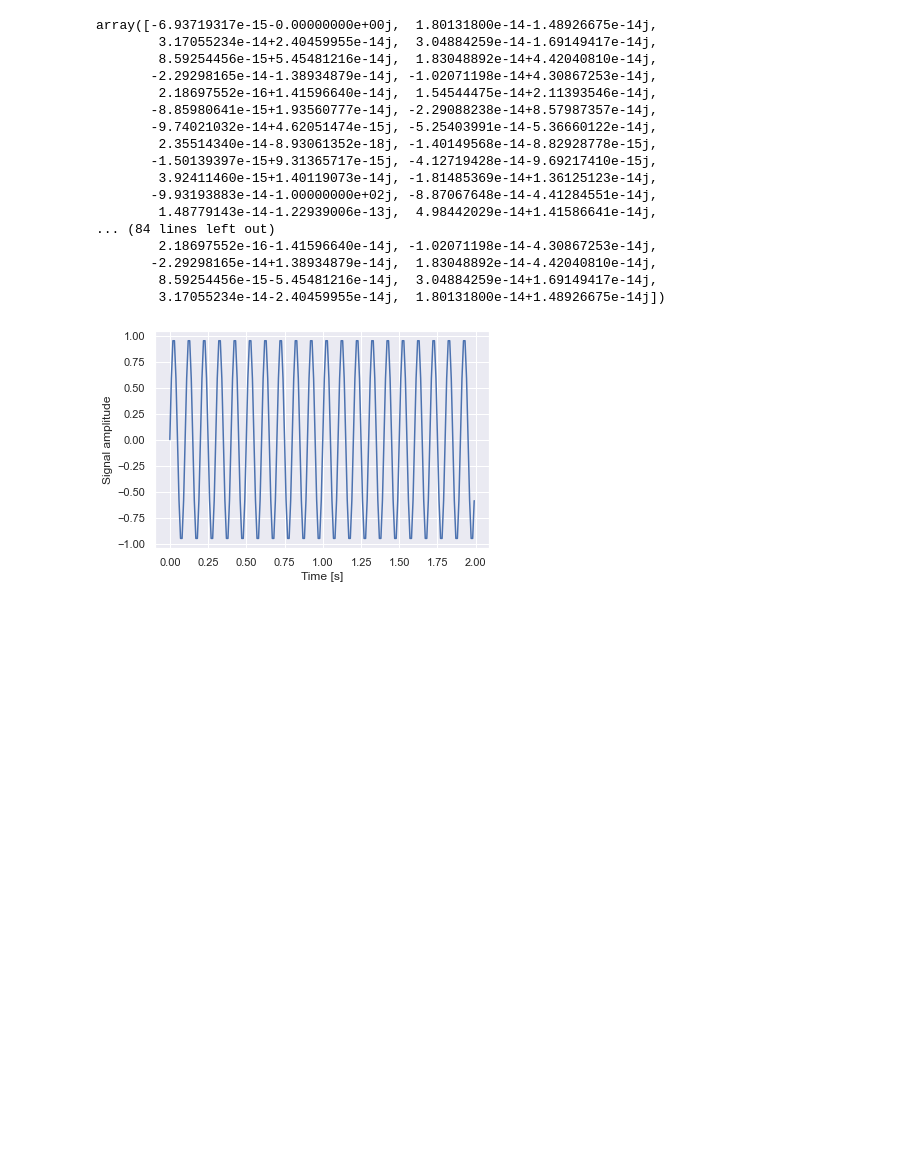
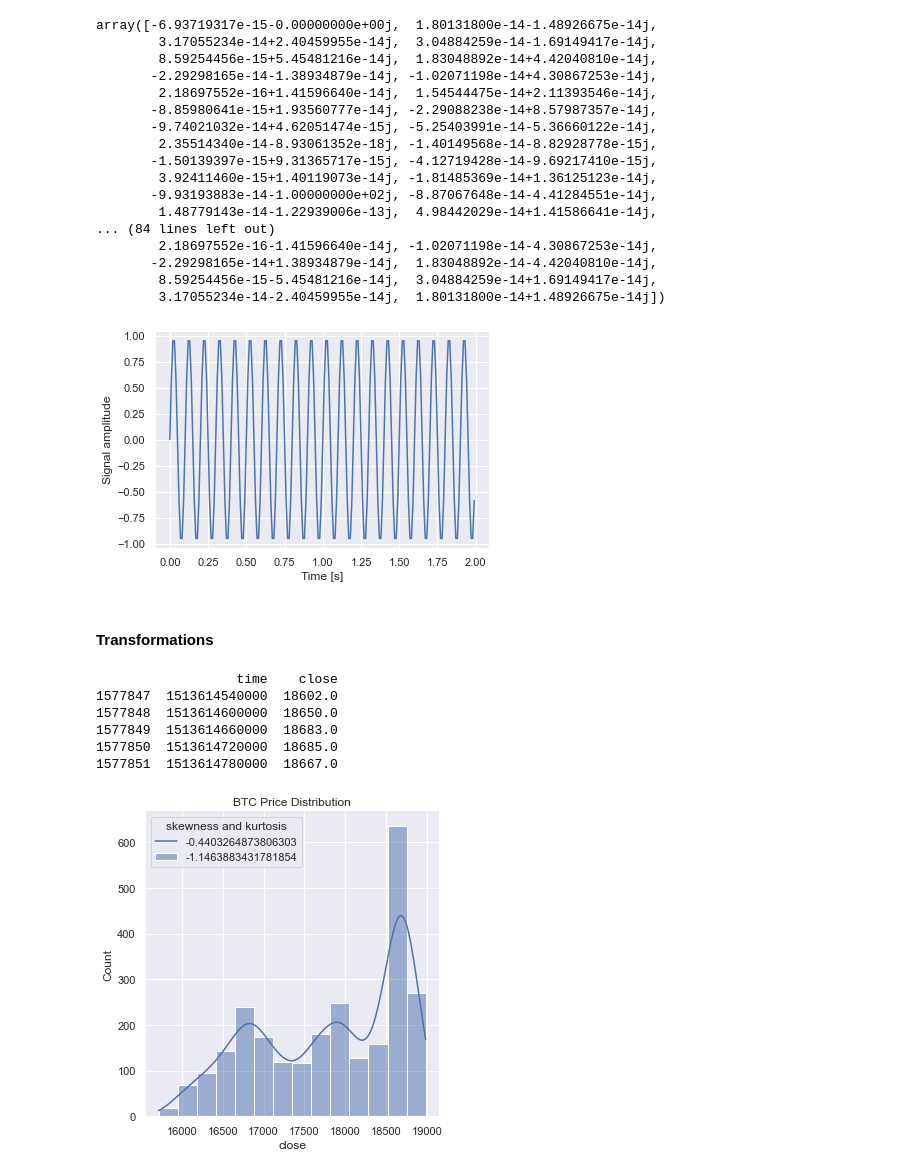
Before and after one commit to sebastianchaves/tp-ps-2021, a Jupyter notebook: trabajo-practico.ipynb, the cells around one changed output. Cells and saved outputs as stored; diff of their text form; code cells hidden in the pictures; blank space fills up the shorter version.

```diff
--- a/trabajo-practico.ipynb
+++ b/trabajo-practico.ipynb
@@ -233,3 +341,5 @@ array([-6.93719317e-15-0.00000000e+00j,  1.80131800e-14-1.48926675e-14j,
         8.59254456e-15-5.45481216e-14j,  3.04884259e-14+1.69149417e-14j,
         3.17055234e-14-2.40459955e-14j,  1.80131800e-14+1.48926675e-14j])
 [figure]
+# %% [markdown]
+#### Transformations
@@ -235,0 +357,27 @@ array([-6.93719317e-15-0.00000000e+00j,  1.80131800e-14-1.48926675e-14j,
+# %%
+df = pd.read_csv("./btcusd/btcusd.csv")
+# %%
+fromDate = datetime(2020, 1, 1)
+toDate = datetime(2020, 1, 31)
+
+fromDateTimestamp = int(datetime.timestamp(fromDate)/1000)
+toDateTimestamp = int(datetime.timestamp(toDate)/1000)
+
+df = df.loc[fromDateTimestamp:toDateTimestamp,['time', 'close']]
+print(df.head())
+# %% [output]
+                  time    close
+1577847  1513614540000  18602.0
+1577848  1513614600000  18650.0
+1577849  1513614660000  18683.0
+1577850  1513614720000  18685.0
+1577851  1513614780000  18667.0
+# %%
+sns.displot(df["close"],kde=True)
+plt.title("BTC Price Distribution", fontsize=12)
+skewness=str(df["close"].skew())
+kurtosis=str(df["close"].kurt())
+plt.legend([skewness,kurtosis],title=("skewness and kurtosis"))
+plt.show()
+# %% [output]
+[figure, added]
```
Also changed, not shown: parts of 12 cells of this notebook.
